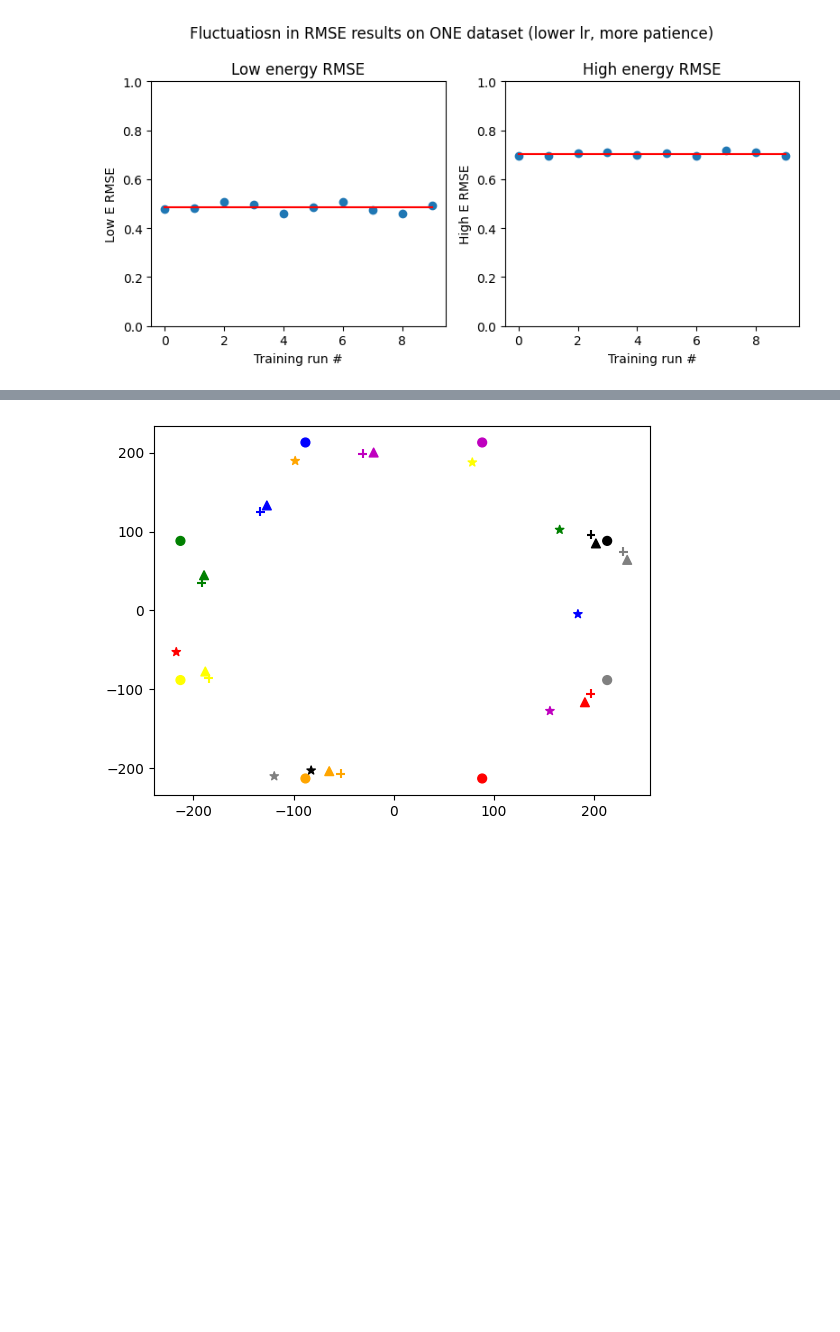
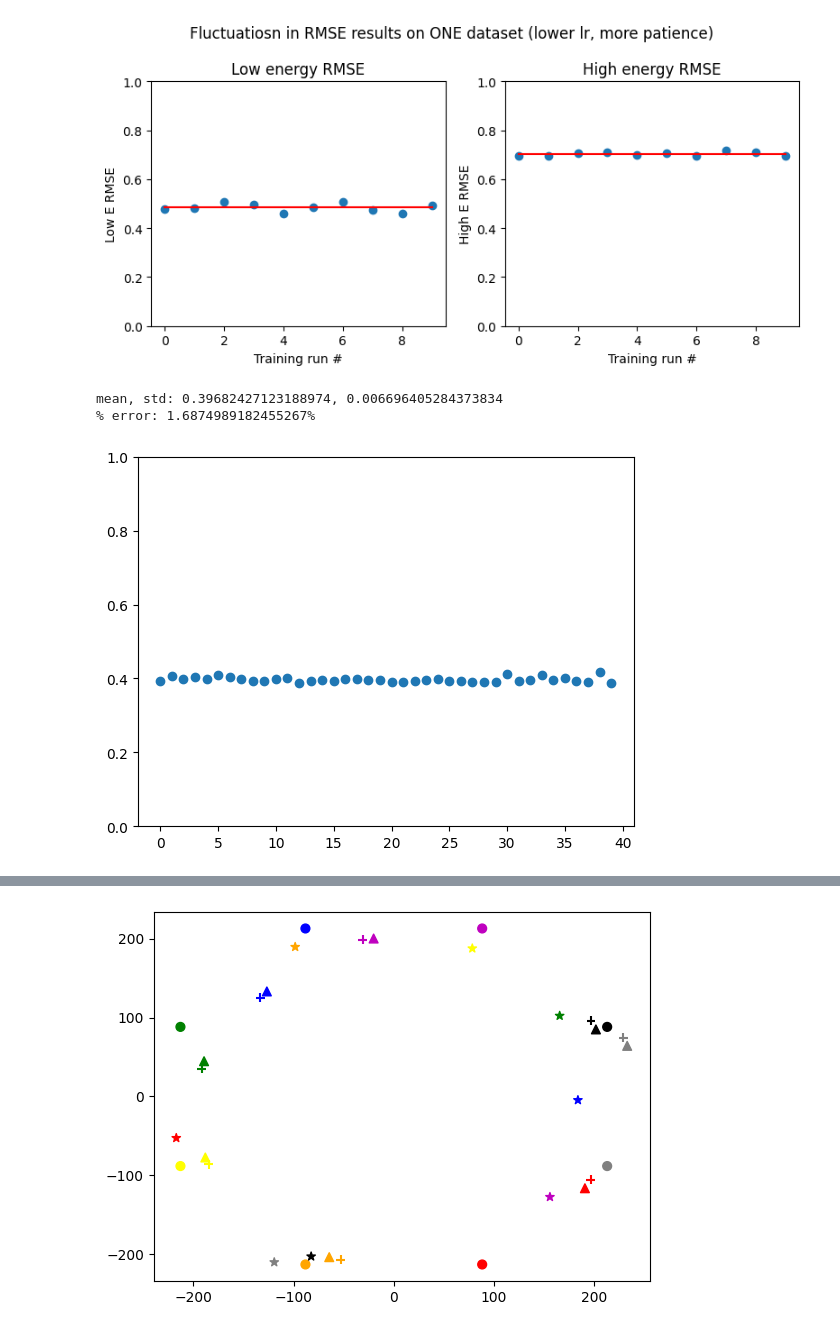
Before and after one commit to RowanKell/work_eic, a Jupyter notebook: macros/Timing_estimation/SCRATCH.ipynb, the cells around one changed output, grey strips where cells are left out. Cells and saved outputs as stored; diff of their text form; code cells hidden in the pictures; blank space fills up the shorter version.

```diff
--- a/macros/Timing_estimation/SCRATCH.ipynb
+++ b/macros/Timing_estimation/SCRATCH.ipynb
@@ -74,0 +2968,13 @@ High E RMSE (mean,sigma): (0.7032,0.0077)
+# %%
+# Baseline
+mins = [min(x) for x in model_val_losses]
+plot.scatter(range(len(mins)),mins)
+plot.ylim(0,1)
+std = np.std(np.array(mins))
+mean = np.mean(np.array(mins))
+print(f"mean, std: {mean}, {std}")
+print(f"% error: {100 * std / mean}%")
+# %% [output]
+mean, std: 0.39682427123188974, 0.006696405284373834
+% error: 1.6874989182455267%
+[figure, added]
```
Also changed, not shown: parts of 10 cells of this notebook, 17 other files.
